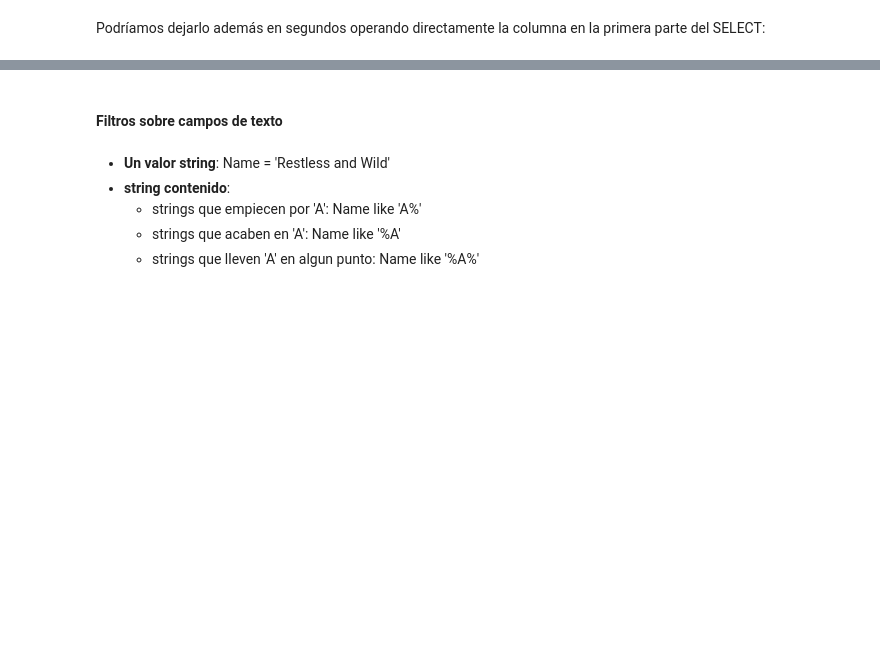
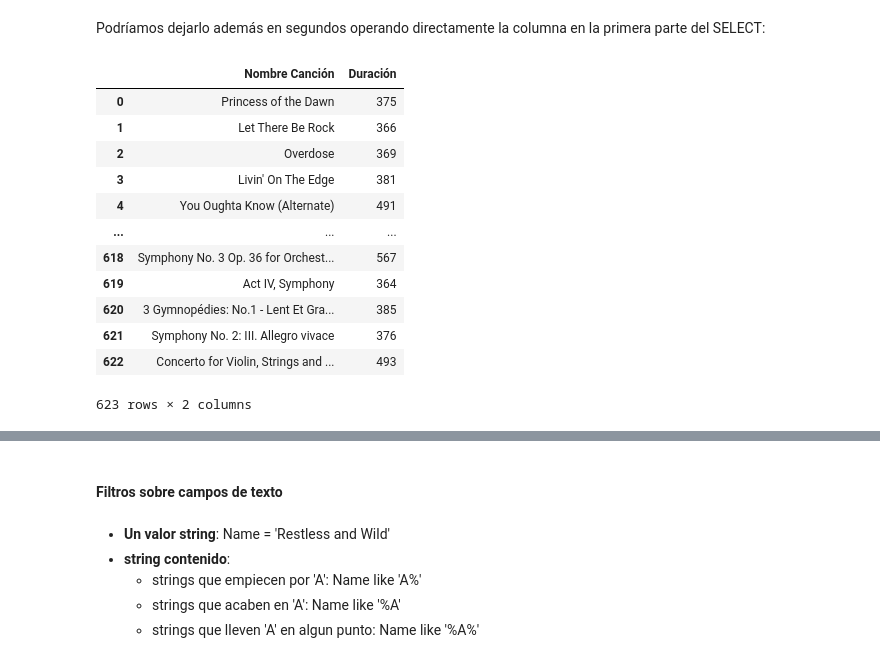
Before and after one commit to eleacos/DS-Online-Elena-Acosta, a Jupyter notebook: 03_Data_Analysis/Sprint_06/Unidad_01_Procesado_Datos_Internos_BBDD/01_Workout/05_WHERE.ipynb, the cells around one changed output, grey strips where cells are left out. Drawn from its saved outputs; the diff is of its cells as text; code cells hidden in the pictures; blank space fills up the shorter version.

```diff
--- a/03_Data_Analysis/Sprint_06/Unidad_01_Procesado_Datos_Internos_BBDD/01_Workout/05_WHERE.ipynb
+++ b/03_Data_Analysis/Sprint_06/Unidad_01_Procesado_Datos_Internos_BBDD/01_Workout/05_WHERE.ipynb
@@ -66,9 +94,23 @@ sql_query(query)
 Podríamos dejarlo además en segundos operando directamente la columna en la primera parte del SELECT:
 # %%
 minutos = 6
-query = '''
+query = f'''
 SELECT name "Nombre Canción", Milliseconds/1000 "Duración"
 FROM tracks
 WHERE Milliseconds > {minutos * 60 * 1000}
 '''
 sql_query(query)
+# %% [output]
+|  | Nombre Canción | Duración |
+| 0 | Princess of the Dawn | 375 |
+| 1 | Let There Be Rock | 366 |
+| 2 | Overdose | 369 |
+| 3 | Livin' On The Edge | 381 |
+| 4 | You Oughta Know (Alternate) | 491 |
+| ... | ... | ... |
+| 618 | Symphony No. 3 Op. 36 for Orchest... | 567 |
+| 619 | Act IV, Symphony | 364 |
+| 620 | 3 Gymnopédies: No.1 - Lent Et Gra... | 385 |
+| 621 | Symphony No. 2: III. Allegro vivace | 376 |
+| 622 | Concerto for Violin, Strings and ... | 493 |
+623 rows × 2 columns
```
Also changed, not shown: parts of 7 cells of this notebook, 7 other files.
